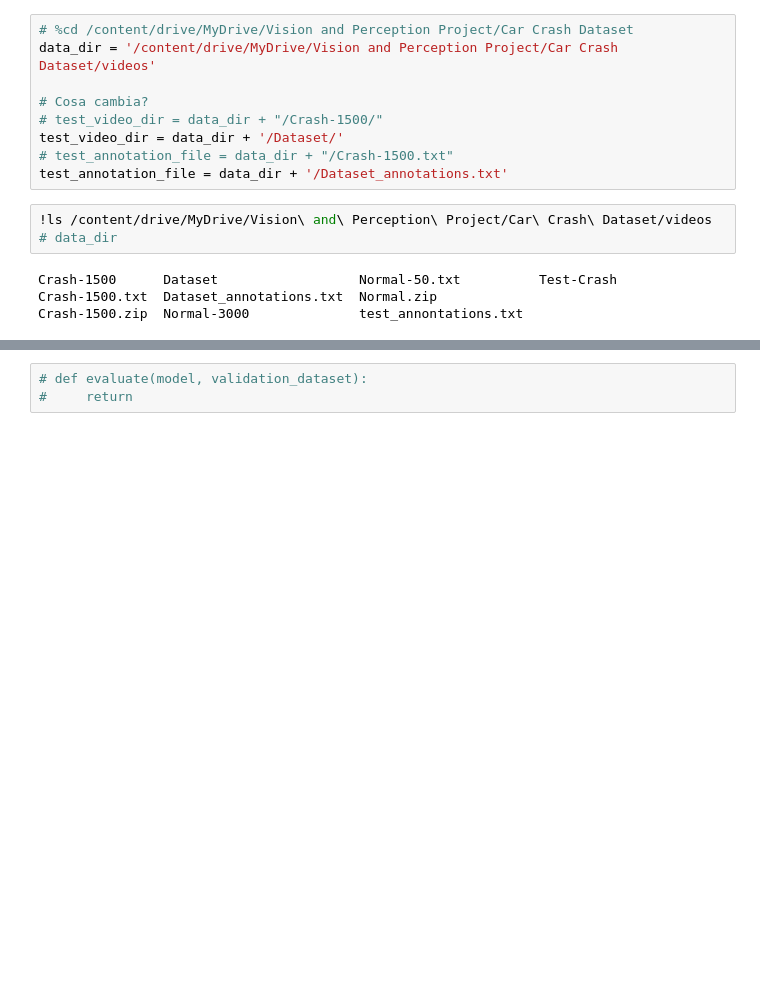
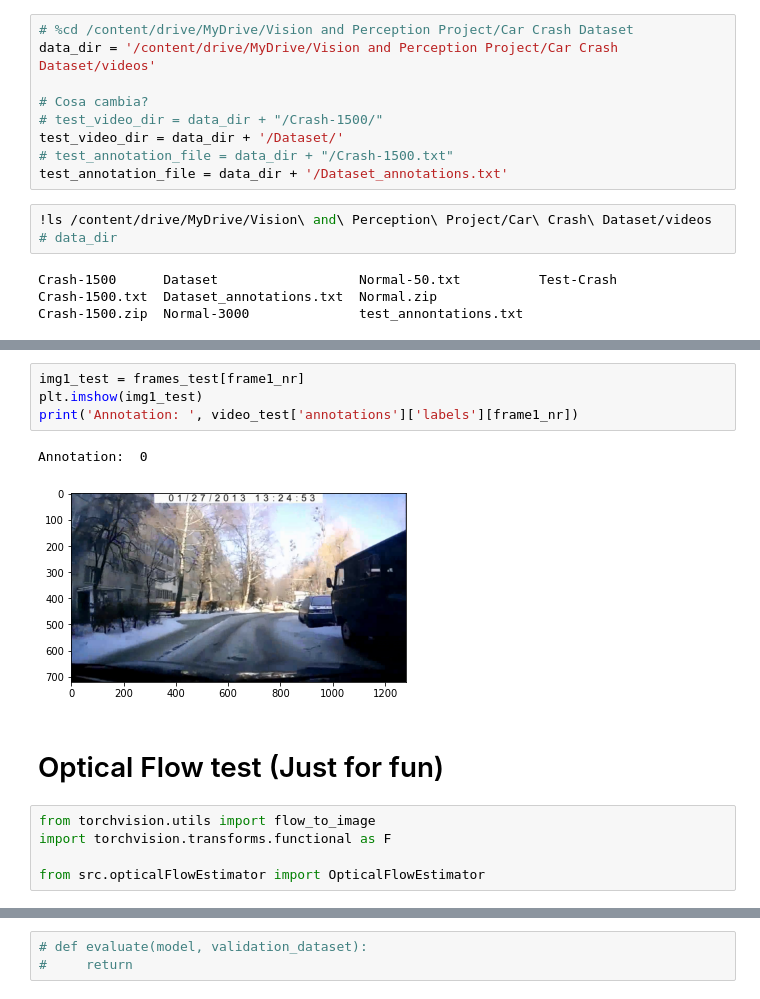
Before and after one commit to Colonna17/Collision_Avoidance-Sapienza_Vision_and_Perception, a Jupyter notebook: notebooks/CCD_Classification_flow&lstm.ipynb, the cells around one changed output, grey strips where cells are left out. Saved outputs shown, nothing was run; the diff lists cells and outputs as text; blank space fills up the shorter version.

```diff
--- a/notebooks/CCD_Classification_flow&lstm.ipynb
+++ b/notebooks/CCD_Classification_flow&lstm.ipynb
@@ -346,0 +171,14 @@ def train(model, optimizer, train_dataset,valid_dataset):
+# %%
+img1_test = frames_test[frame1_nr]
+plt.imshow(img1_test)
+print('Annotation: ', video_test['annotations']['labels'][frame1_nr])
+# %% [output]
+Annotation:  0
+[figure, added]
+# %% [markdown]
+# Optical Flow test (Just for fun)
+# %%
+from torchvision.utils import flow_to_image
+import torchvision.transforms.functional as F
+
+from src.opticalFlowEstimator import OpticalFlowEstimator
```
Also changed, not shown: parts of 53 cells of this notebook.
